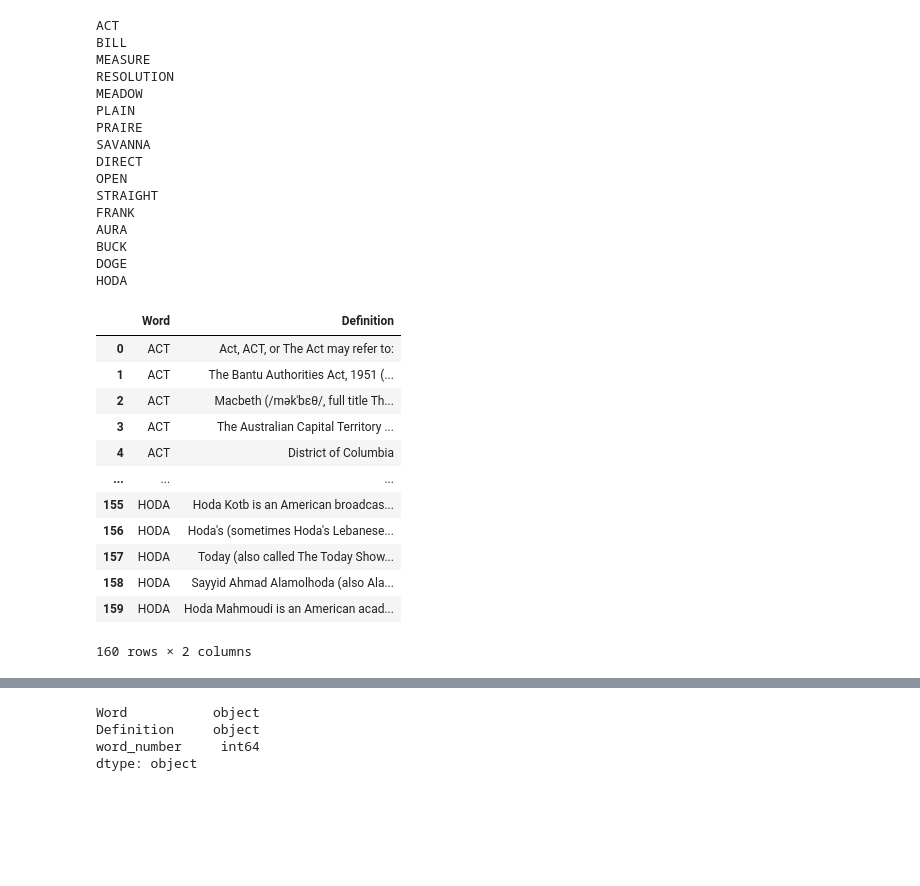
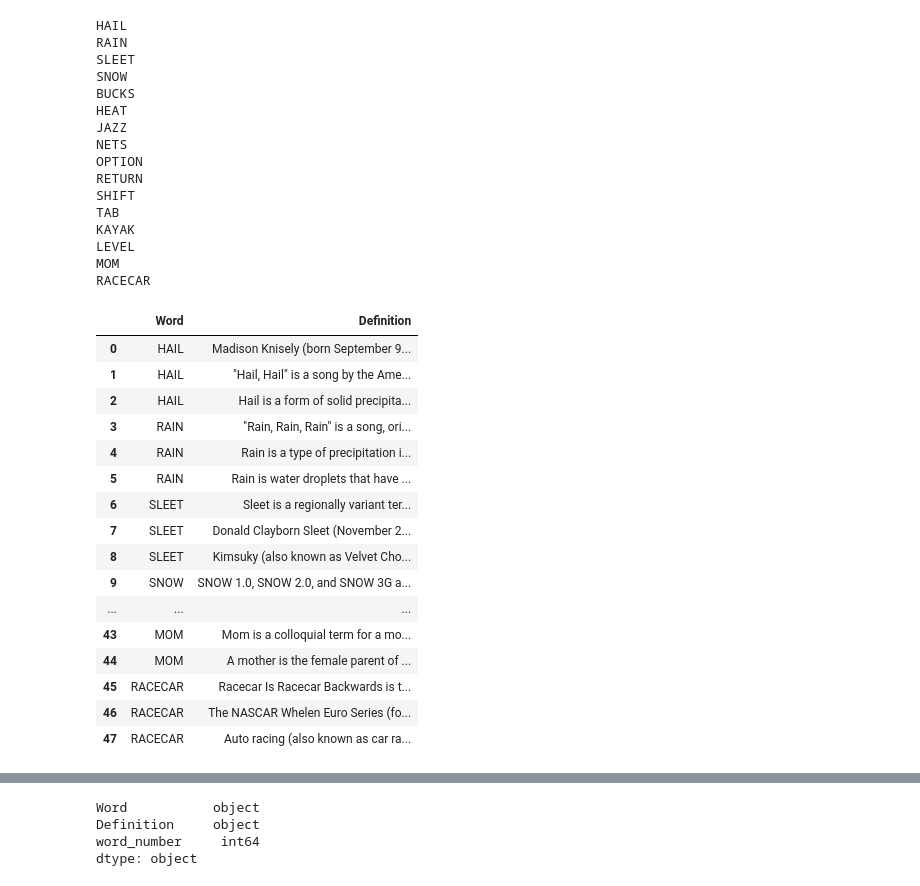
Before and after one commit to VincentZhao12/nyt-crossed, a Jupyter notebook: connect/connections_wiki.ipynb, the cells around one changed output, grey strips where cells are left out. Drawn from its saved outputs; the diff is of its cells as text; code cells hidden in the pictures; blank space fills up the shorter version.

```diff
--- a/connect/connections_wiki.ipynb
+++ b/connect/connections_wiki.ipynb
@@ -15,12 +15,14 @@ import wikipedia
 # %%
 base_url = "https://en.wikipedia.org/wiki/"
 
-solutions = [
-    ["ACT","BILL","MEASURE","RESOLUTION"],
-    ["MEADOW","PLAIN","PRAIRE","SAVANNA"],
-    ["DIRECT","OPEN","STRAIGHT","FRANK"],
-    ["AURA","BUCK","DOGE","HODA"],
-]
+# solutions = [
+#     ["ACT","BILL","MEASURE","RESOLUTION"],
+#     ["MEADOW","PLAIN","PRAIRE","SAVANNA"],
+#     ["DIRECT","OPEN","STRAIGHT","FRANK"],
+#     ["AURA","BUCK","DOGE","HODA"],
+# ]
+solutions = [['HAIL', 'RAIN', 'SLEET', 'SNOW'], ['BUCKS', 'HEAT', 'JAZZ', 'NETS'], ['OPTION', 'RETURN', 'SHIFT', 'TAB'], ['KAYAK', 'LEVEL', 'MOM', 'RACECAR']]
+# solutions = [['IRIS', 'LENS', 'PUPIL', 'RETINA'], ['BOGUS', 'FAKE', 'PHONY', 'SHAM'], ['COPY', 'OUT', 'OVER', 'ROGER'], ['ALEJANDRO', 'LOLA', 'MICHELLE', 'STAN']]
 # %%
 words = []
 
@@ -48,57 +50,59 @@ def scrape_page(url):
             break
 
     summary = summary_element.get_text().strip()
-
-    if len(summary) > 5:
-        summaries.append(summary)
+    summaries.append(summary[:min(len(summary), 368)])
 # %%
 for word in words:
     print(word)
-    options = wikipedia.search(word.capitalize(), results=10)
+    options = wikipedia.search(word.capitalize(), results=3)
 
     urls = [f'{base_url}{option.replace(" ", "_")}' for option in options]
 
     summaries = []
 
     with ThreadPoolExecutor(max_workers=4) as executor:
         executor.map(scrape_page, urls)
     for summary in summaries:
         wiki_dict["Word"].append(word)
         wiki_dict["Definition"].append(summary.strip())
 
 wiki_df = pd.DataFrame(wiki_dict)
 
 wiki_df
 # %% [output]
-ACT
-BILL
-MEASURE
-RESOLUTION
-MEADOW
-PLAIN
-PRAIRE
-SAVANNA
-DIRECT
-OPEN
-STRAIGHT
-FRANK
-AURA
-BUCK
-DOGE
-HODA
+HAIL
+RAIN
+SLEET
+SNOW
+BUCKS
+HEAT
+JAZZ
+NETS
+OPTION
+RETURN
+SHIFT
+TAB
+KAYAK
+LEVEL
+MOM
+RACECAR
 |  | Word | Definition |
-| 0 | ACT | Act, ACT, or The Act may refer to: |
-| 1 | ACT | The Bantu Authorities Act, 1951 (... |
-| 2 | ACT | Macbeth (/məkˈbɛθ/, full title Th... |
-| 3 | ACT | The Australian Capital Territory ... |
-| 4 | ACT | District of Columbia |
+| 0 | HAIL | Madison Knisely (born September 9... |
+| 1 | HAIL | "Hail, Hail" is a song by the Ame... |
+| 2 | HAIL | Hail is a form of solid precipita... |
+| 3 | RAIN | "Rain, Rain, Rain" is a song, ori... |
+| 4 | RAIN | Rain is a type of precipitation i... |
+| 5 | RAIN | Rain is water droplets that have ... |
+| 6 | SLEET | Sleet is a regionally variant ter... |
+| 7 | SLEET | Donald Clayborn Sleet (November 2... |
+| 8 | SLEET | Kimsuky (also known as Velvet Cho... |
+| 9 | SNOW | SNOW 1.0, SNOW 2.0, and SNOW 3G a... |
 | ... | ... | ... |
-| 155 | HODA | Hoda Kotb is an American broadcas... |
-| 156 | HODA | Hoda's (sometimes Hoda's Lebanese... |
-| 157 | HODA | Today (also called The Today Show... |
-| 158 | HODA | Sayyid Ahmad Alamolhoda (also Ala... |
-| 159 | HODA | Hoda Mahmoudi is an American acad... |
+| 43 | MOM | Mom is a colloquial term for a mo... |
+| 44 | MOM | A mother is the female parent of ... |
+| 45 | RACECAR | Racecar Is Racecar Backwards is t... |
+| 46 | RACECAR | The NASCAR Whelen Euro Series (fo... |
+| 47 | RACECAR | Auto racing (also known as car ra... |
-160 rows × 2 columns
 # %%
 wiki_df["Definition"]
 # %% [output]
```
Also changed, not shown: parts of 14 cells of this notebook, 3 other files.
